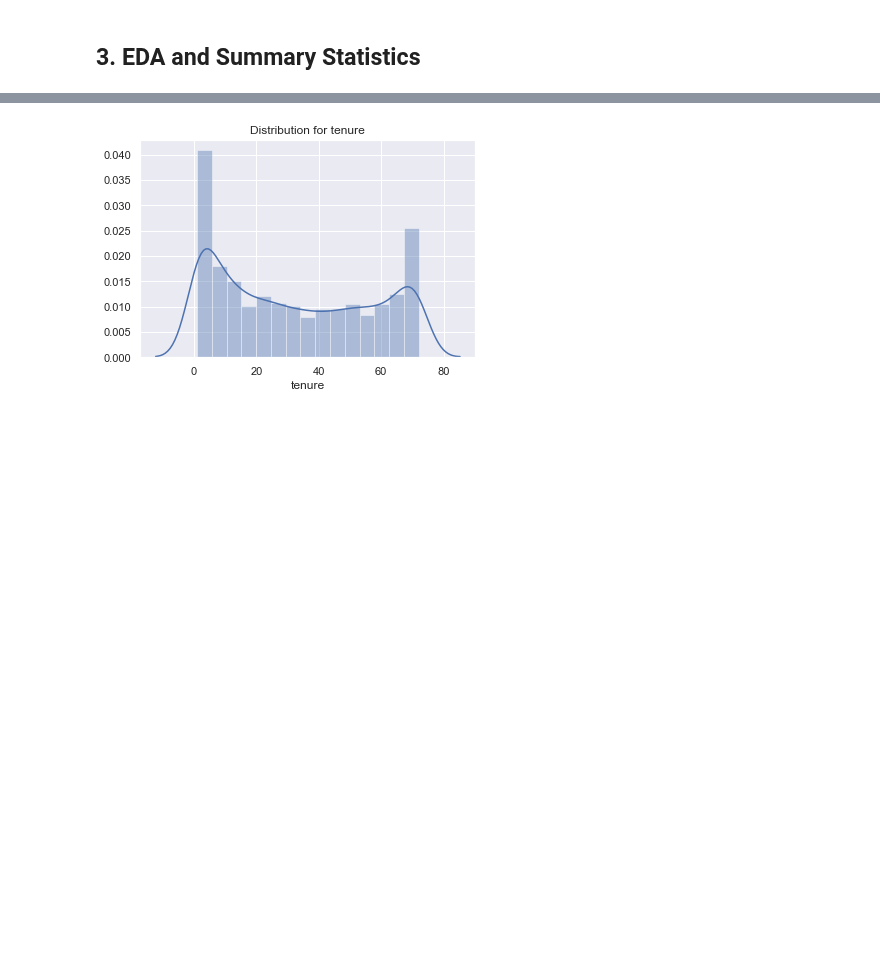
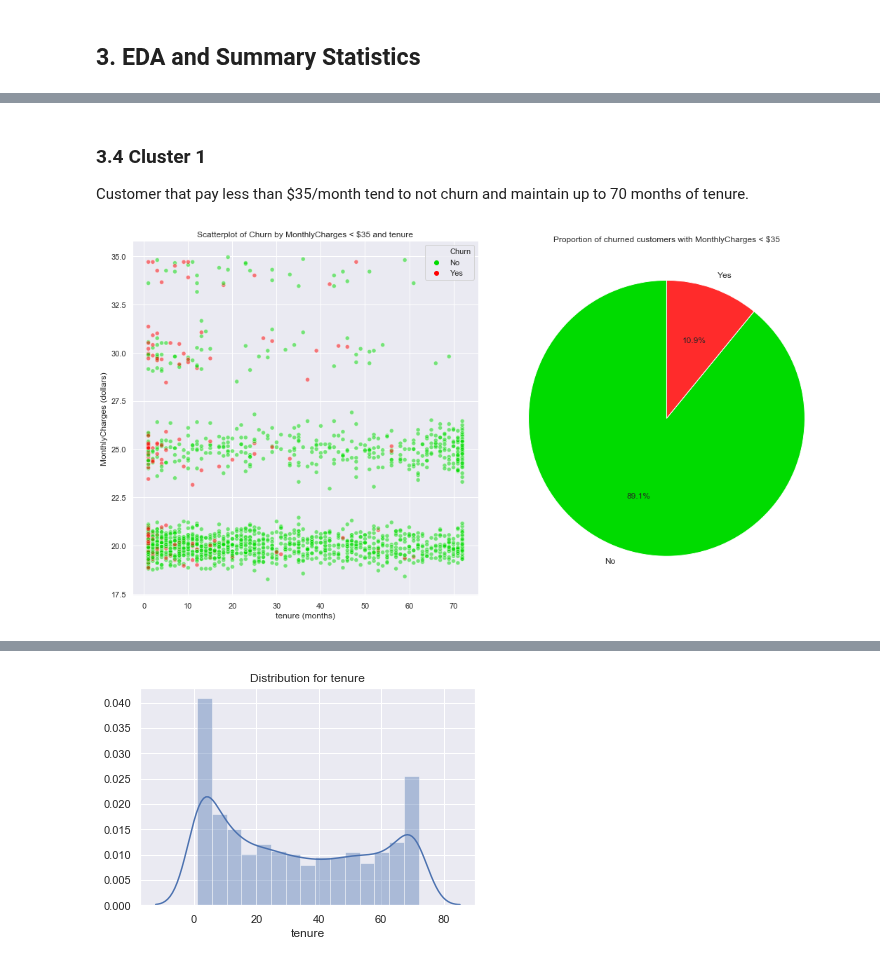
Before and after one commit to ayn28/Project-Portfolio, a Jupyter notebook: current-capstone-project/customer-churn/Customer_Churn.ipynb, the cells around one changed output, grey strips where cells are left out. Cells and saved outputs as stored; diff of their text form; code cells hidden in the pictures; blank space fills up the shorter version.

```diff
--- a/current-capstone-project/customer-churn/Customer_Churn.ipynb
+++ b/current-capstone-project/customer-churn/Customer_Churn.ipynb
@@ -261,0 +356,44 @@ plt.show()
+# %% [markdown]
+### 3.4 Cluster 1
+Customer that pay less than $35/month tend to not churn and maintain up to 70 months of tenure.
+# %%
+# Dataframe of MonthlyCharges less than $35
+df_cluster1 = df[df.MonthlyCharges < 35]
+
+# Draw figure to render subsequent plots
+plt.figure(figsize=(15, 8));
+
+# Scatterplot of records with MonthlyCharges less than $35
+plt.subplot(121);
+sns.scatterplot(x='tenure', y='MonthlyCharges', hue='Churn', palette=[lightgreen, 'red'], alpha=0.5, data=df_cluster1);
+plt.xlabel('tenure (months)');
+plt.ylabel('MonthlyCharges (dollars)');
+plt.title('Scatterplot of Churn by MonthlyCharges < $35 and tenure');
+
+# Pie chart of records with MonthlyCharges less than $35
+plt.subplot(122);
+labels = ['No', 'Yes']
+colors = [lightgreen, red]
+df_LowMonthlyCharges = df_cluster1.groupby('Churn').size()
+
+# Draw pie chart
+patches1, texts1, autotexts1 = plt.pie(df_LowMonthlyCharges,
+                                    colors = colors,
+                                    labels=labels,
+                                    autopct='%1.1f%%',
+                                    startangle=90);
+
+# Increase font size for labels
+for text in texts1:
+    text.set_size(12)
+
+# Increase font size for percentages
+for autotext in autotexts1:
+    autotext.set_size(12)
+
+# Display plot
+plt.title('Proportion of churned customers with MonthlyCharges < $35');
+plt.tight_layout()
+plt.show()
+# %% [output]
+[figure, added]
```
Also changed, not shown: parts of 39 cells of this notebook.
